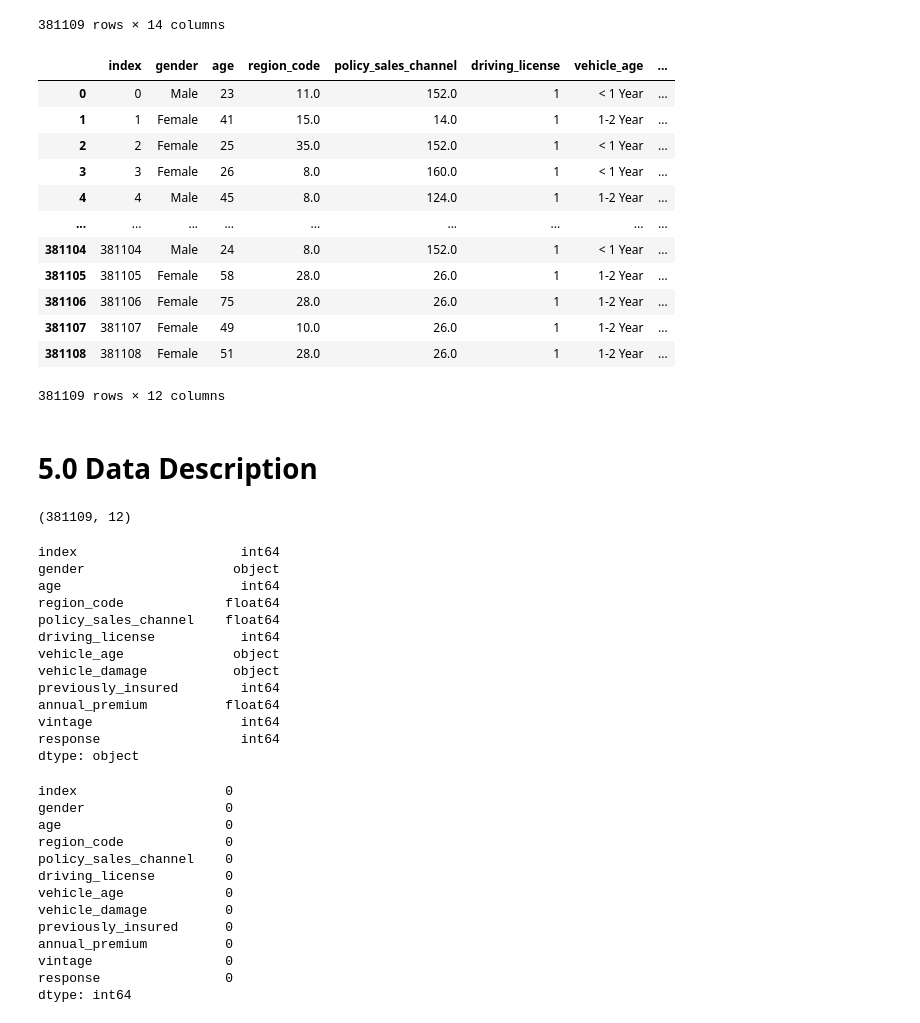
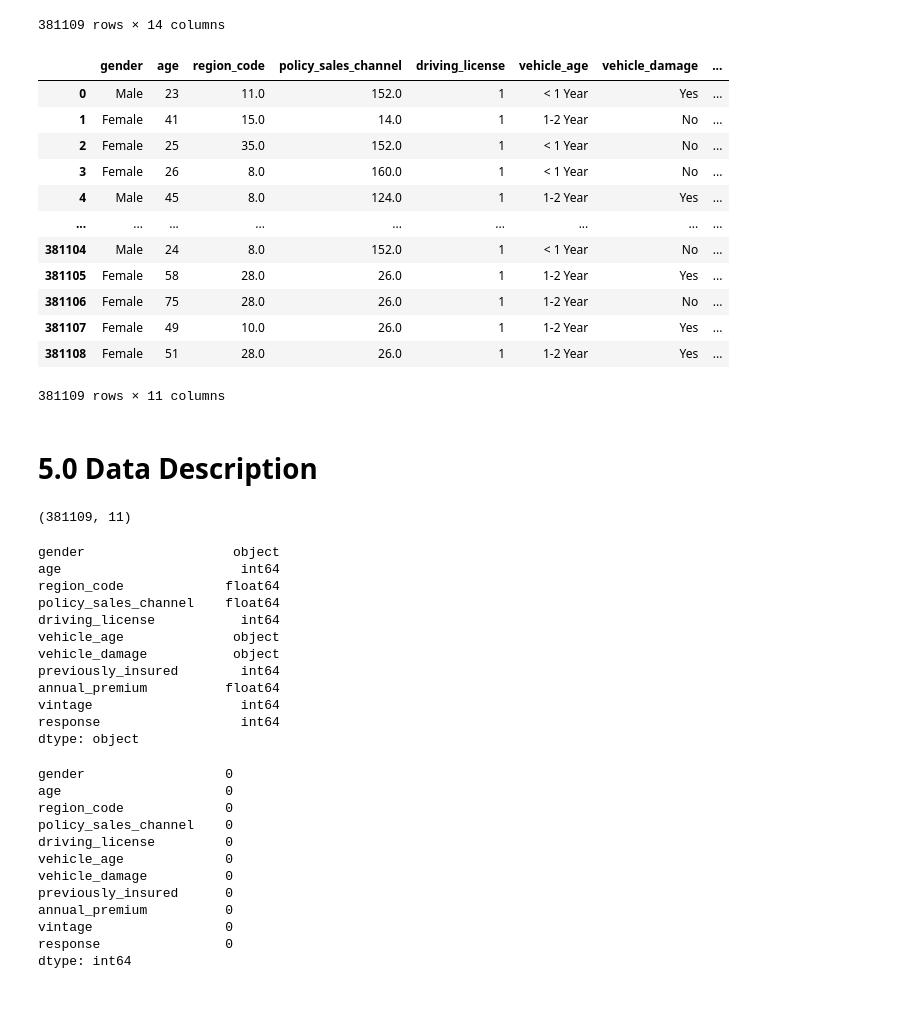
Before and after one commit to mbouhid/health_insurance, a Jupyter notebook: 02_analysis_health_insurance.ipynb, the cells around one changed output. Saved outputs shown, nothing was run; the diff lists cells and outputs as text; code cells hidden in the pictures.

```diff
--- a/02_analysis_health_insurance.ipynb
+++ b/02_analysis_health_insurance.ipynb
@@ -253,22 +228,22 @@ df
 # %%
 # Exclusão dos ID's duplicados no JOIN
 df1 = pd.read_sql(query_table_users, conn)
-df1 = df1.drop(df1.columns[[5,9]], axis = 1).reset_index()
+df1 = df1.drop(df.columns[[5,9]], axis = 1)
 df1
 # %% [output]
-|  | index | gender | age | region_code | policy_sales_channel | driving_license | vehicle_age | ... |
-| 0 | 0 | Male | 23 | 11.0 | 152.0 | 1 | < 1 Year | ... |
-| 1 | 1 | Female | 41 | 15.0 | 14.0 | 1 | 1-2 Year | ... |
-| 2 | 2 | Female | 25 | 35.0 | 152.0 | 1 | < 1 Year | ... |
-| 3 | 3 | Female | 26 | 8.0 | 160.0 | 1 | < 1 Year | ... |
-| 4 | 4 | Male | 45 | 8.0 | 124.0 | 1 | 1-2 Year | ... |
+|  | gender | age | region_code | policy_sales_channel | driving_license | vehicle_age | vehicle_damage | ... |
+| 0 | Male | 23 | 11.0 | 152.0 | 1 | < 1 Year | Yes | ... |
+| 1 | Female | 41 | 15.0 | 14.0 | 1 | 1-2 Year | No | ... |
+| 2 | Female | 25 | 35.0 | 152.0 | 1 | < 1 Year | No | ... |
+| 3 | Female | 26 | 8.0 | 160.0 | 1 | < 1 Year | No | ... |
+| 4 | Male | 45 | 8.0 | 124.0 | 1 | 1-2 Year | Yes | ... |
 | ... | ... | ... | ... | ... | ... | ... | ... | ... |
-| 381104 | 381104 | Male | 24 | 8.0 | 152.0 | 1 | < 1 Year | ... |
-| 381105 | 381105 | Female | 58 | 28.0 | 26.0 | 1 | 1-2 Year | ... |
-| 381106 | 381106 | Female | 75 | 28.0 | 26.0 | 1 | 1-2 Year | ... |
-| 381107 | 381107 | Female | 49 | 10.0 | 26.0 | 1 | 1-2 Year | ... |
-| 381108 | 381108 | Female | 51 | 28.0 | 26.0 | 1 | 1-2 Year | ... |
+| 381104 | Male | 24 | 8.0 | 152.0 | 1 | < 1 Year | No | ... |
+| 381105 | Female | 58 | 28.0 | 26.0 | 1 | 1-2 Year | Yes | ... |
+| 381106 | Female | 75 | 28.0 | 26.0 | 1 | 1-2 Year | No | ... |
+| 381107 | Female | 49 | 10.0 | 26.0 | 1 | 1-2 Year | Yes | ... |
+| 381108 | Female | 51 | 28.0 | 26.0 | 1 | 1-2 Year | Yes | ... |
-381109 rows × 12 columns
+381109 rows × 11 columns
 # %% [markdown]
 # 5.0 Data Description
 # %%
@@ -276,11 +251,10 @@ df2 = df1.copy()
 # %%
 df2.shape
 # %% [output]
-(381109, 12)
+(381109, 11)
 # %%
 df2.dtypes
 # %% [output]
-index                     int64
 gender                   object
 age                       int64
 region_code             float64
@@ -296,7 +270,6 @@ dtype: object
 # %%
 df2.isna().sum()
 # %% [output]
-index                   0
 gender                  0
 age                     0
 region_code             0
```
Also changed, not shown: parts of 5 cells of this notebook, 1 other file.
